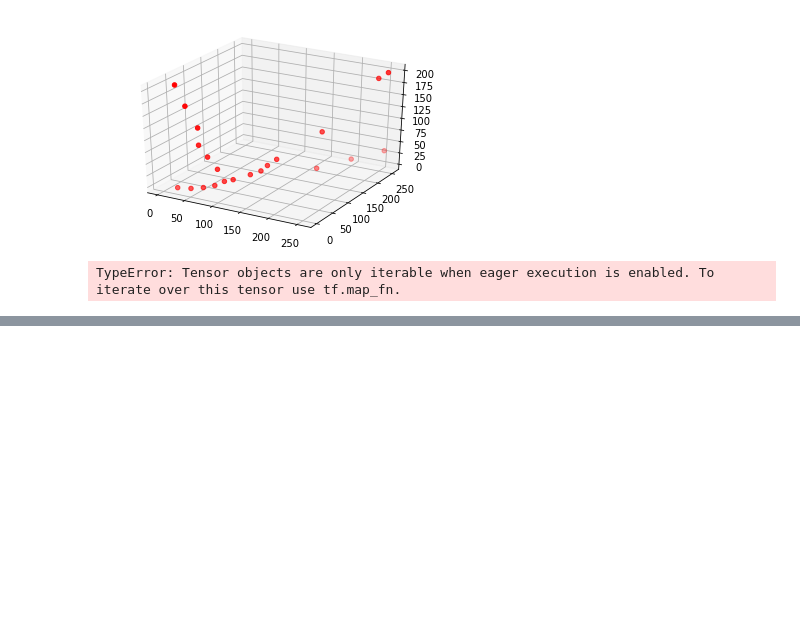
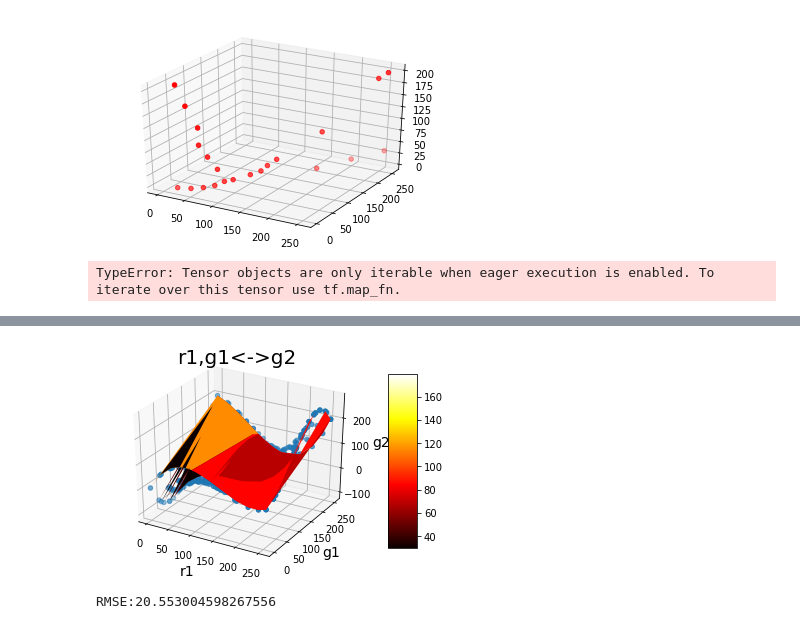
Before and after one commit to HoverWings/HUST_Sensor_Labs, a Jupyter notebook: Lab2/Untitled.ipynb, the cells around one changed output, grey strips where cells are left out. Drawn from its saved outputs; the diff is of its cells as text; code cells hidden in the pictures; blank space fills up the shorter version.

```diff
--- a/Lab2/Untitled.ipynb
+++ b/Lab2/Untitled.ipynb
@@ -170,0 +344,14 @@ TypeError: Tensor objects are only iterable when eager execution is enabled. To
+# %%
+fig = plt.figure()
+ax = plt.gca(projection='3d')  # 返回的对象就是导入的axes3d类型对象
+plt.title('r1,g1<->g2', fontsize=20)
+ax.set_xlabel('r1', fontsize=14)
+ax.set_ylabel('g1', fontsize=14)
+ax.set_zlabel('g2', fontsize=14)
+plt.tick_params(labelsize=10)
+ax.scatter(xx,yy,np.hsplit(z_,2)[1],cmap=plt.cm.hot)
+surf = ax.plot_surface(xx, yy, np.hsplit(z_,2)[1].reshape(22,22), rstride=10, cstride=10, cmap=plt.cm.hot)
+fig.colorbar(surf, shrink=0.8, aspect=6)
+plt.show()
+# %% [output]
+[figure, added]
@@ -170,0 +365,12 @@ TypeError: Tensor objects are only iterable when eager execution is enabled. To
+# %%
+#实验五
+#给定RGB值，预测测得RGB值
+import math
+from sklearn.model_selection  import train_test_split
+X_train,X_test,Y_train,Y_test = train_test_split(X,Y,test_size=0.3,random_state=10)
+model = linear_model.LinearRegression()
+model.fit(X_train,Y_train)
+result = depress(model.predict(X_test))#depress value > 255
+print("RMSE:"+str(math.sqrt(np.sum((Y_test-result)**2)/result.size)))
+# %% [output]
+RMSE:20.553004598267556
```
Also changed, not shown: parts of 13 cells of this notebook, 6 other files.
